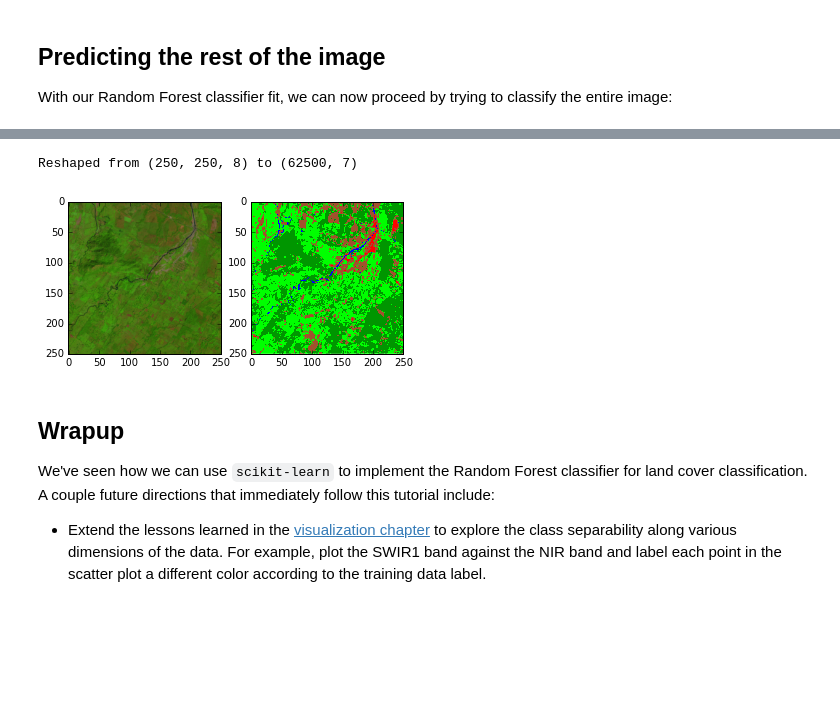
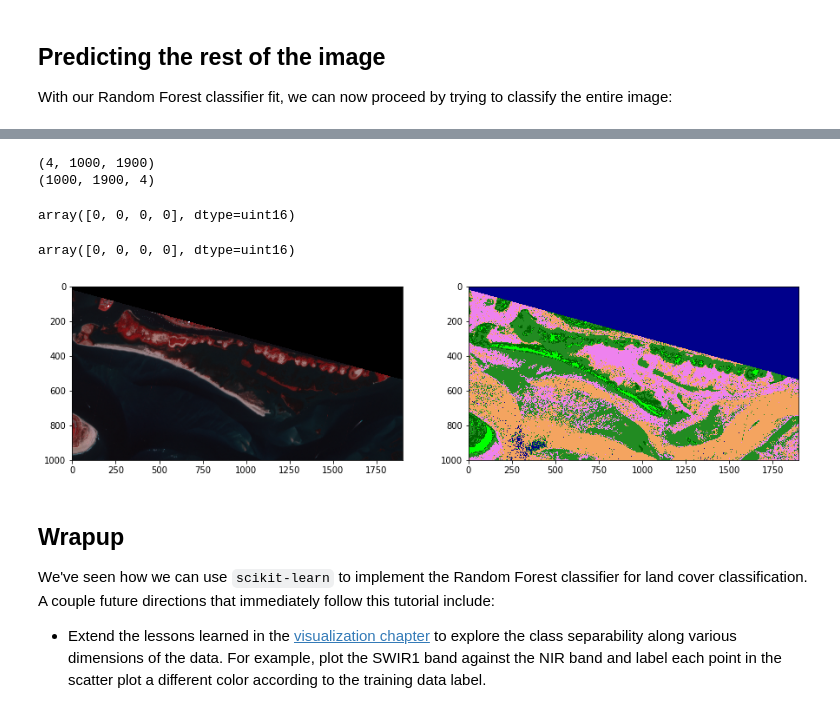
Before and after one commit to ceholden/open-geo-tutorial, a Jupyter notebook: Python/chapters/chapter_5_classification.ipynb, the cells around one changed output, grey strips where cells are left out. Cells and saved outputs as stored; diff of their text form; code cells hidden in the pictures; blank space fills up the shorter version.

Commit message:
major changes and addition of shapefiles, imagery, and vector work plus classification

```diff
--- a/Python/chapters/chapter_5_classification.ipynb
+++ b/Python/chapters/chapter_5_classification.ipynb
@@ -181,18 +310,40 @@ With our Random Forest classifier fit, we can now proceed by trying to classify
 # %%
+from rasterio.plot import reshape_as_raster, reshape_as_image
+
 # Take our full image, ignore the Fmask band, and reshape into long 2d array (nrow * ncol, nband) for classification
-new_shape = (img.shape[0] * img.shape[1], img.shape[2] - 1)
-
-img_as_array = img[:, :, :7].reshape(new_shape)
-print('Reshaped from {o} to {n}'.format(o=img.shape,
-                                        n=img_as_array.shape))
-
-# Now predict for each pixel
-class_prediction = rf.predict(img_as_array)
-
-# Reshape our classification map
-class_prediction = class_prediction.reshape(img[:, :, 0].shape)
+with rasterio.open('../../example/rcr/20171006_rcr_masked.tif') as src:
+    img = src.read()[:, 500:1500:, 1500:3400] # may need to reduce this if your kernel crashes, takes a lot of memory
+#new_shape = (img.shape[0] * img.shape[1], img.shape[2] - 1)
+print(img.shape)
+reshaped_img = reshape_as_image(img)
+print(reshaped_img.shape)
 # %% [output]
-Reshaped from (250, 250, 8) to (62500, 7)
+(4, 1000, 1900)
+(1000, 1900, 4)
+# %%
+reshaped_img[0,0,:]
+# %% [output]
+array([0, 0, 0, 0], dtype=uint16)
+# %%
+reshaped_img.reshape(-1, 4)[0]
+# %% [output]
+array([0, 0, 0, 0], dtype=uint16)
+# %%
+# Now predict for each pixel
+class_prediction = rf.predict(reshaped_img.reshape(-1, 4))
+
+# Reshape our classification map
+class_prediction = class_prediction.reshape(reshaped_img[:, :, 0].shape)
+# %%
+class_prediction[class_prediction == 'Subtidal Haline'] = 0
+class_prediction[class_prediction == 'WetSand'] = 1
+class_prediction[class_prediction == 'Emergent Wetland'] = 2
+class_prediction[class_prediction == 'Sand'] = 3
+class_prediction[class_prediction == 'Herbaceous'] = 4
+class_prediction[class_prediction == 'Scrub-Shrub Wetland'] = 5
+class_prediction[class_prediction == 'Forested Wetland'] = 6
+
+class_prediction = class_prediction.astype(int)
 # %%
 # Visualize
 
@@ -208,43 +359,50 @@ def color_stretch(image, index, minmax=(0, 10000)):
     colors[colors[:, :, :] < min_val] = min_val
 
     for b in range(colors.shape[2]):
-        colors[:, :, b] = colors[:, :, b] * 1 / (max_val - min_val)
+        colors[:, :, b] = rasterio.plot.adjust_band(colors[:, :, b])
 
     return colors
 
-img543 = color_stretch(img, [4, 3, 2], (0, 8000))
+
+
+img543 = color_stretch(reshaped_img, [3, 2, 1], (0, 8000))
 
 # See https://github.com/matplotlib/matplotlib/issues/844/
-n = class_prediction.max()
+n = int(np.max(class_prediction))
 # Next setup a colormap for our map
+
 colors = dict((
-    (0, (0, 0, 0, 255)),  # Nodata
-    (1, (0, 150, 0, 255)),  # Forest
-    (2, (0, 0, 255, 255)),  # Water
-    (3, (0, 255, 0, 255)),  # Herbaceous
-    (4, (160, 82, 45, 255)),  # Barren
-    (5, (255, 0, 0, 255))  # Urban
+    (0, (0, 0, 0, 255)),        # Nodata
+    (1, (0, 0, 139, 255)),      # Water
+    (2, (238, 130, 238, 255)),  # Emergent Wetland
+    (3, (244, 164, 96, 255)),   # Sand
+    (4, (0, 255, 0, 255)),      # Herbaceous
+    (5, (0, 100, 0, 255)),      # Scrub-Shrub
+    (6, (34, 139, 34, 255)),    # Forest
 ))
 # Put 0 - 255 as float 0 - 1
 for k in colors:
     v = colors[k]
     _v = [_v / 255.0 for _v in v]
     colors[k] = _v
 
 index_colors = [colors[key] if key in colors else
                 (255, 255, 255, 0) for key in range(1, n + 1)]
+
 cmap = plt.matplotlib.colors.ListedColormap(index_colors, 'Classification', n)
 
 # Now show the classmap next to the image
+f, axs = plt.subplots(2,2,figsize=(15,15))
+
 plt.subplot(121)
 plt.imshow(img543)
 
 plt.subplot(122)
 plt.imshow(class_prediction, cmap=cmap, interpolation='none')
 
 plt.show()
 # %% [output]
-[figure, old version]
+[figure, new version]
 # %% [markdown]
 ## Wrapup
 
```
Also changed, not shown: parts of 20 cells of this notebook, 37 other files.
